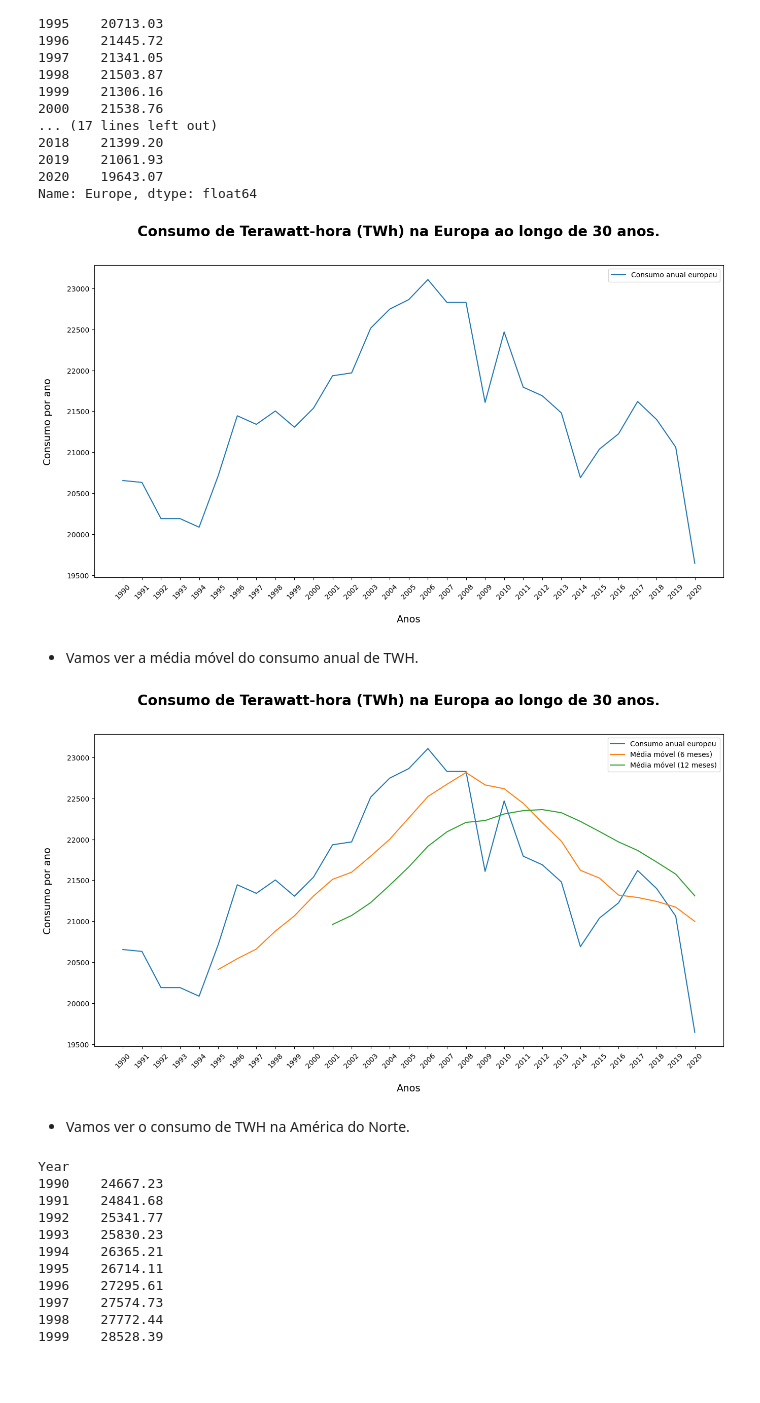
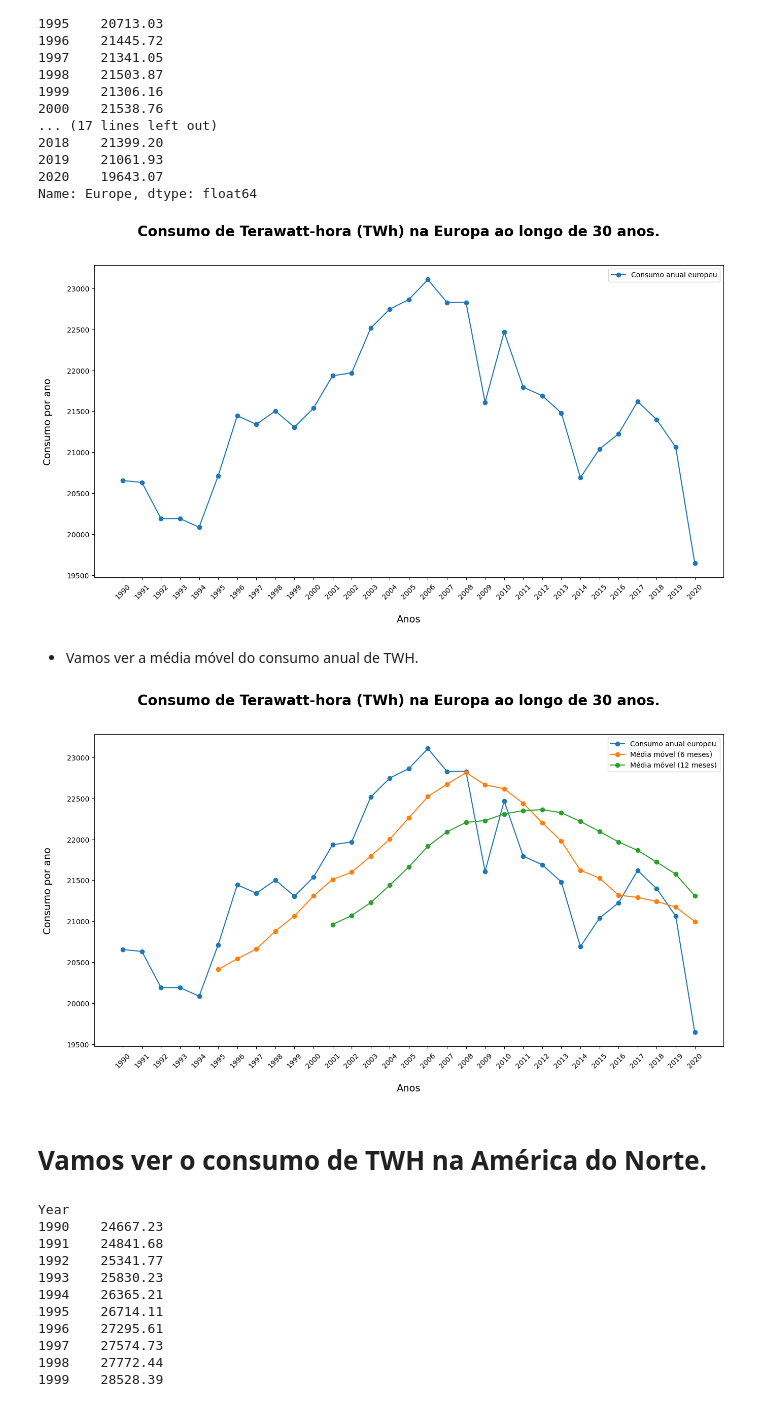
Before and after one commit to DanielMF14/analise_TWH_Continentes, a Jupyter notebook: Consumo_TWH_Continentes.ipynb, the cells around one changed output. Cells and saved outputs as stored; diff of their text form; code cells hidden in the pictures; blank space fills up the shorter version.

Commit message:
Análise de consumo de terawallts/hora nos continentes do mundo

```diff
--- a/Consumo_TWH_Continentes.ipynb
+++ b/Consumo_TWH_Continentes.ipynb
@@ -108,7 +108,7 @@ fig, ax = plt.subplots(figsize=(16,8))
 
 plt.suptitle("Consumo de Terawatt-hora (TWh) na Europa ao longo de 30 anos.", fontsize=20, weight='semibold')
 
-ax.plot(df_Consumo_Europa, label='Consumo anual europeu')
+ax.plot(df_Consumo_Europa, label='Consumo anual europeu', marker='o')
 
 ax.set_xlabel('Anos', fontsize=14, labelpad=20)
 ax.set_ylabel('Consumo por ano', fontsize=14, labelpad=20)
@@ -120,7 +120,7 @@ ax.set_xticklabels(df_Consumo_Europa.index, rotation=45)  # Gira os anos para me
 ax.legend()
 plt.show()
 # %% [output]
-[figure, old version]
+[figure, new version]
 # %% [markdown]
 * Vamos ver a média móvel do consumo anual de TWH.
 # %%
@@ -130,25 +130,25 @@ df_rolling_6m = df_Consumo_Europa.rolling(window=6).mean()
 # %%
 fig, ax = plt.subplots(figsize=(16,8))
 
 plt.suptitle("Consumo de Terawatt-hora (TWh) na Europa ao longo de 30 anos.", fontsize=20, weight='semibold')
 
-ax.plot(df_Consumo_Europa.index, df_Consumo_Europa, label='Consumo anual europeu')
-ax.plot(df_Consumo_Europa.index,df_rolling_6m, label='Média móvel (6 meses)')
-ax.plot(df_Consumo_Europa.index,df_rolling_12m, label='Média móvel (12 meses)')
+ax.plot(df_Consumo_Europa.index, df_Consumo_Europa, label='Consumo anual europeu', marker='o')
+ax.plot(df_Consumo_Europa.index,df_rolling_6m, label='Média móvel (6 meses)', marker='o')
+ax.plot(df_Consumo_Europa.index,df_rolling_12m, label='Média móvel (12 meses)', marker='o')
 
 # Adicionar todos os anos no eixo X
 ax.set_xticks(df_Consumo_World.index)  # Assumindo que o índice do DataFrame contém os anos
 ax.set_xticklabels(df_Consumo_World.index, rotation=45)  # Gira os anos para melhor visualização
 
 ax.set_xlabel('Anos', fontsize=14, labelpad=20)
 ax.set_ylabel('Consumo por ano', fontsize=14, labelpad=20)
 
 ax.legend()
 plt.show()
 # %% [output]
-[figure, old version]
+[figure, new version]
 # %% [markdown]
-* Vamos ver o consumo de TWH na América do Norte.
+# Vamos ver o consumo de TWH na América do Norte.
 # %%
 df_Consumo_AmericaNorte = df_Continente['North America']
 df_Consumo_AmericaNorte
```
Also changed, not shown: parts of 37 cells of this notebook.
